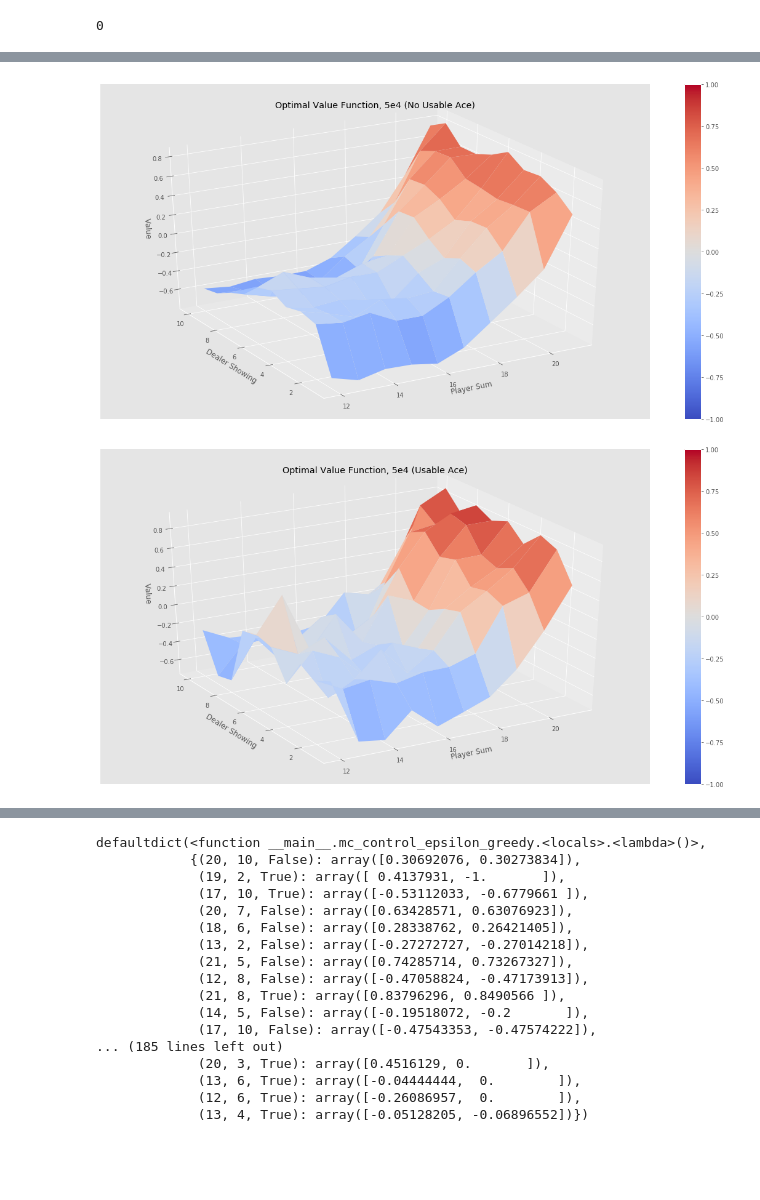
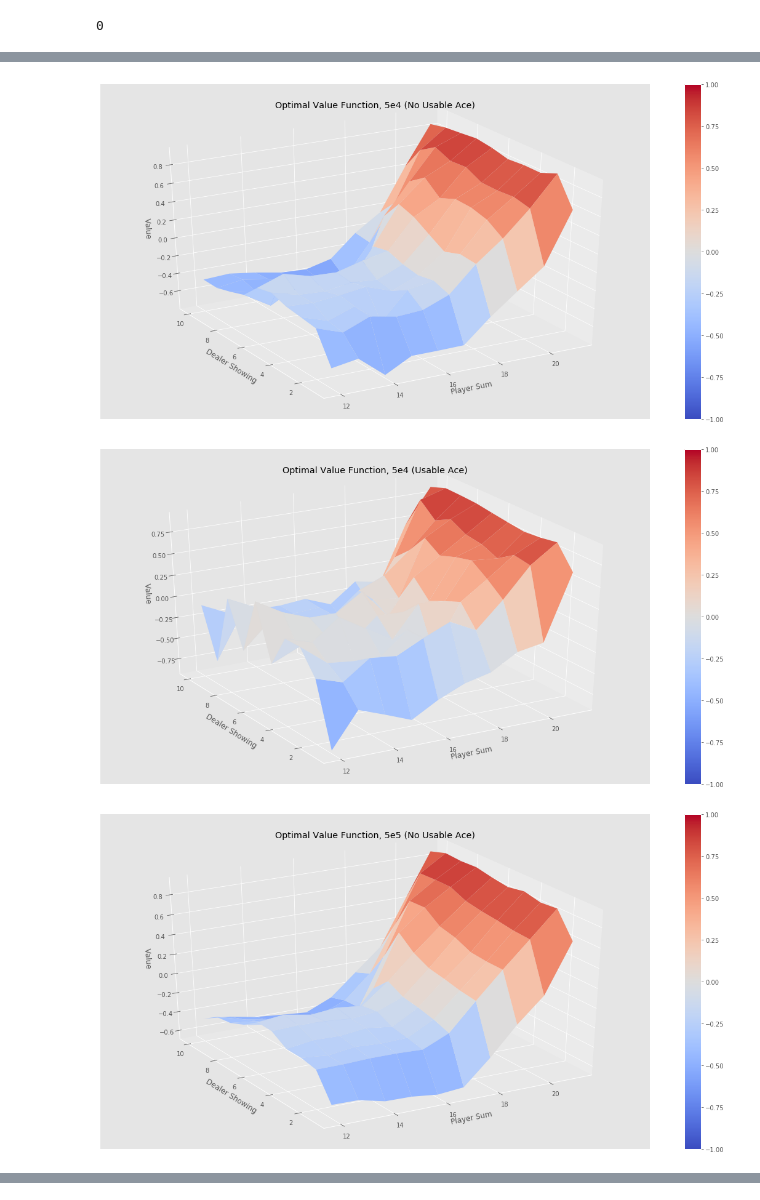
Before and after one commit to samuellundberg/EDAN95, a Jupyter notebook: lab7/MCControlwithEpsilonGreedyPolicies.ipynb, the cells around one changed output, grey strips where cells are left out. Drawn from its saved outputs; the diff is of its cells as text; code cells hidden in the pictures; blank space fills up the shorter version.

```diff
--- a/lab7/MCControlwithEpsilonGreedyPolicies.ipynb
+++ b/lab7/MCControlwithEpsilonGreedyPolicies.ipynb
@@ -172,8 +155,7 @@ def mc_control_epsilon_greedy(env, num_episodes, discount_factor=1.0, epsilon=0.
 start = time.clock()
 
 Q, policy = mc_control_epsilon_greedy(env, num_episodes=50000, epsilon=0.1)
-#Q2, policy2 = mc_control_epsilon_greedy(env, num_episodes=500000, epsilon=0.1)
-
+Q2, policy2 = mc_control_epsilon_greedy(env, num_episodes=500000, epsilon=0.1)
 end = time.clock()
 print("\n",end - start,"s")
 # %% [output]
@@ -182,11 +169,19 @@ Episode 50000/50000.
 # %%
 # For plotting: Create value function from action-value function
 # by picking the best action at each state
 V = defaultdict(float)
 for state, actions in Q.items():
     action_value = np.max(actions)
     V[state] = action_value
 plotting.plot_value_function(V, title="Optimal Value Function, 5e4")
+
+
+V2 = defaultdict(float)
+for state, actions in Q2.items():
+    action_value = np.max(actions)
+    V2[state] = action_value
+plotting.plot_value_function(V2, title="Optimal Value Function, 5e5")
 # %% [output]
-[figure, old version]
+[figure, new version]
-[figure, old version]
+[figure, new version]
+[figure, added]
@@ -193,20 +188,0 @@ plotting.plot_value_function(V, title="Optimal Value Function, 5e4")
-# %%
-Q
-# %% [output]
-defaultdict(<function __main__.mc_control_epsilon_greedy.<locals>.<lambda>()>,
-            {(20, 10, False): array([0.30692076, 0.30273834]),
-             (19, 2, True): array([ 0.4137931, -1.       ]),
-             (17, 10, True): array([-0.53112033, -0.6779661 ]),
-             (20, 7, False): array([0.63428571, 0.63076923]),
-             (18, 6, False): array([0.28338762, 0.26421405]),
-             (13, 2, False): array([-0.27272727, -0.27014218]),
-             (21, 5, False): array([0.74285714, 0.73267327]),
-             (12, 8, False): array([-0.47058824, -0.47173913]),
-             (21, 8, True): array([0.83796296, 0.8490566 ]),
-             (14, 5, False): array([-0.19518072, -0.2       ]),
-             (17, 10, False): array([-0.47543353, -0.47574222]),
-... (185 lines left out)
-             (20, 3, True): array([0.4516129, 0.       ]),
-             (13, 6, True): array([-0.04444444,  0.        ]),
-             (12, 6, True): array([-0.26086957,  0.        ]),
-             (13, 4, True): array([-0.05128205, -0.06896552])})
```
Also changed, not shown: parts of 4 cells of this notebook, 2 other files.
